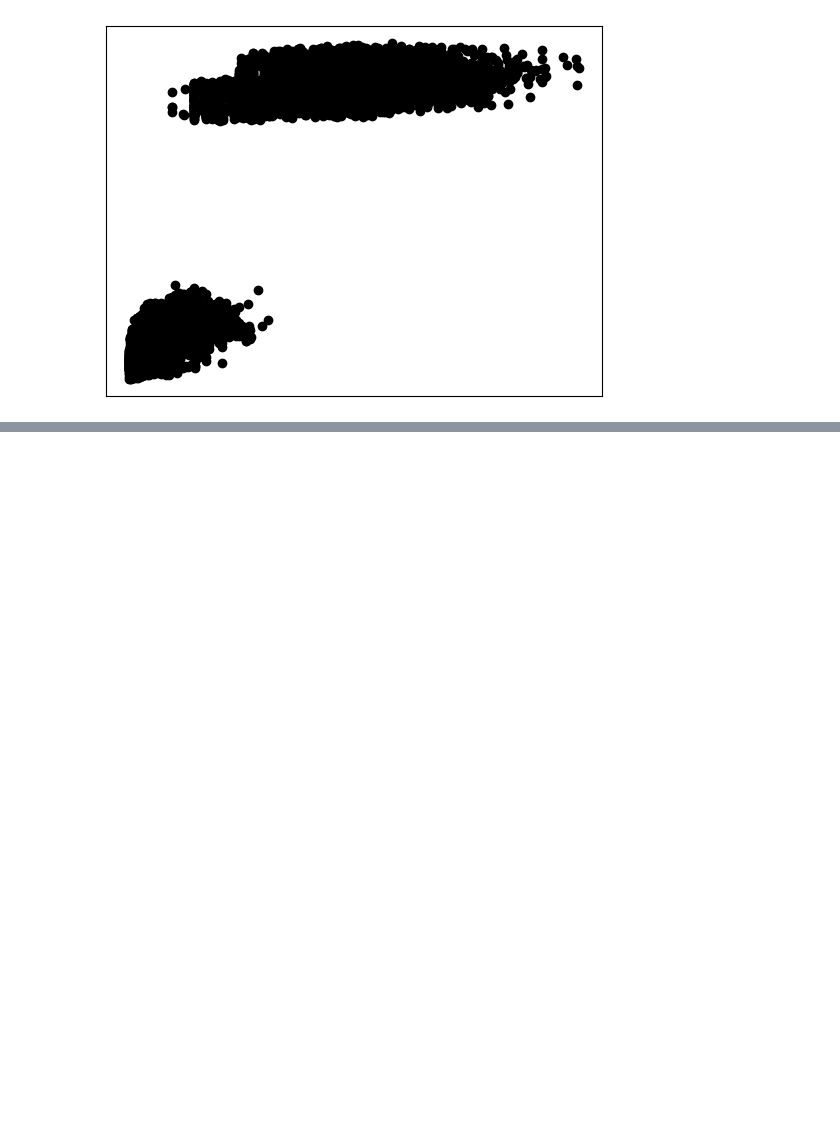
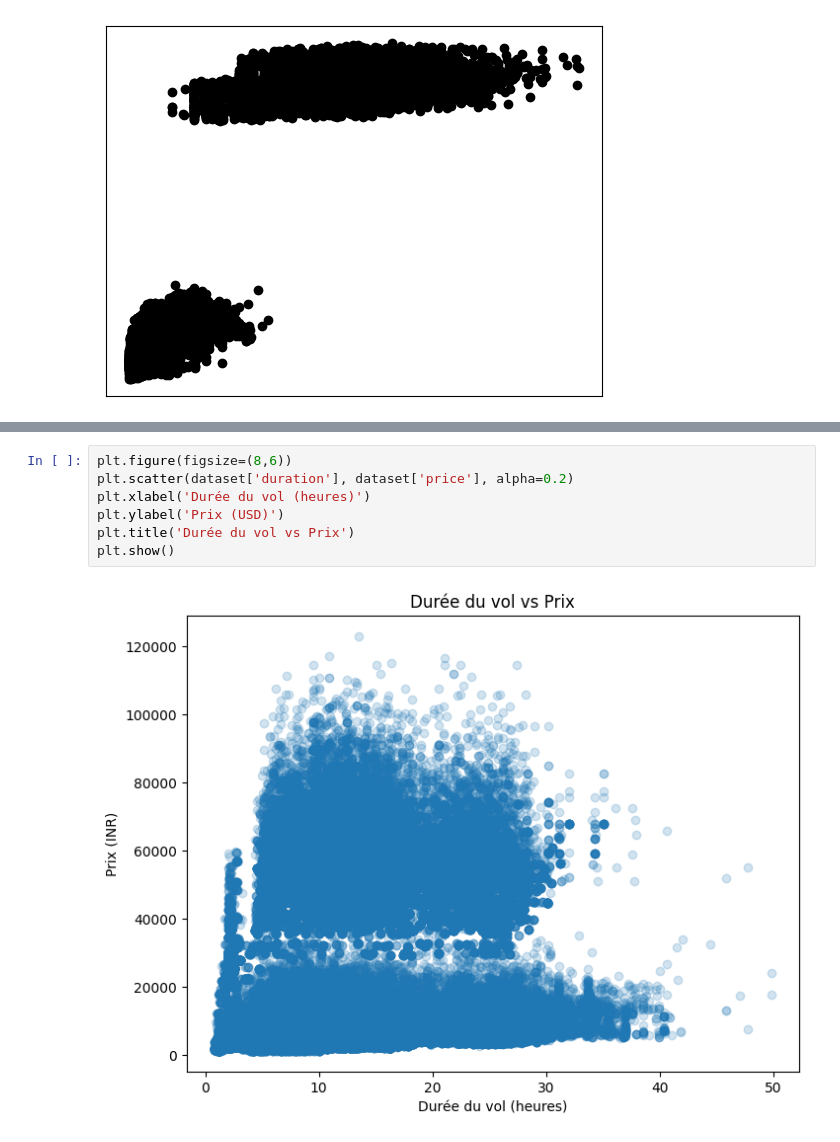
Before and after one commit to Ariazoox/Flight-Price-Prediction-ML, a Jupyter notebook: Projet.ipynb, the cells around one changed output, grey strips where cells are left out. Drawn from its saved outputs; the diff is of its cells as text; blank space fills up the shorter version.

```diff
--- a/Projet.ipynb
+++ b/Projet.ipynb
@@ -252,0 +302,9 @@ plt.show()
+# %%
+plt.figure(figsize=(8,6))
+plt.scatter(dataset['duration'], dataset['price'], alpha=0.2)
+plt.xlabel('Durée du vol (heures)')
+plt.ylabel('Prix (USD)')
+plt.title('Durée du vol vs Prix')
+plt.show()
+# %% [output]
+[figure, added]
```
Also changed, not shown: parts of 4 cells of this notebook.
